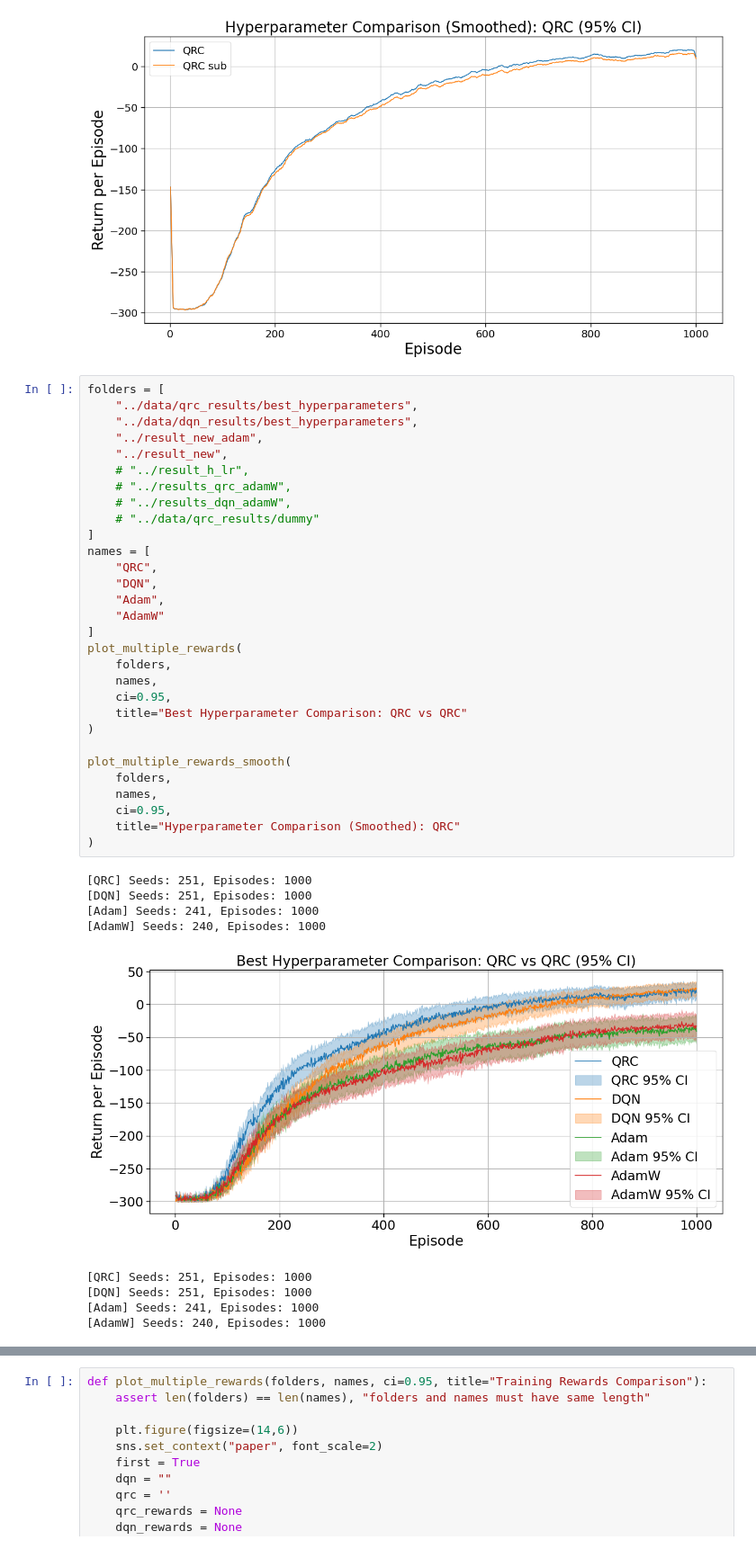
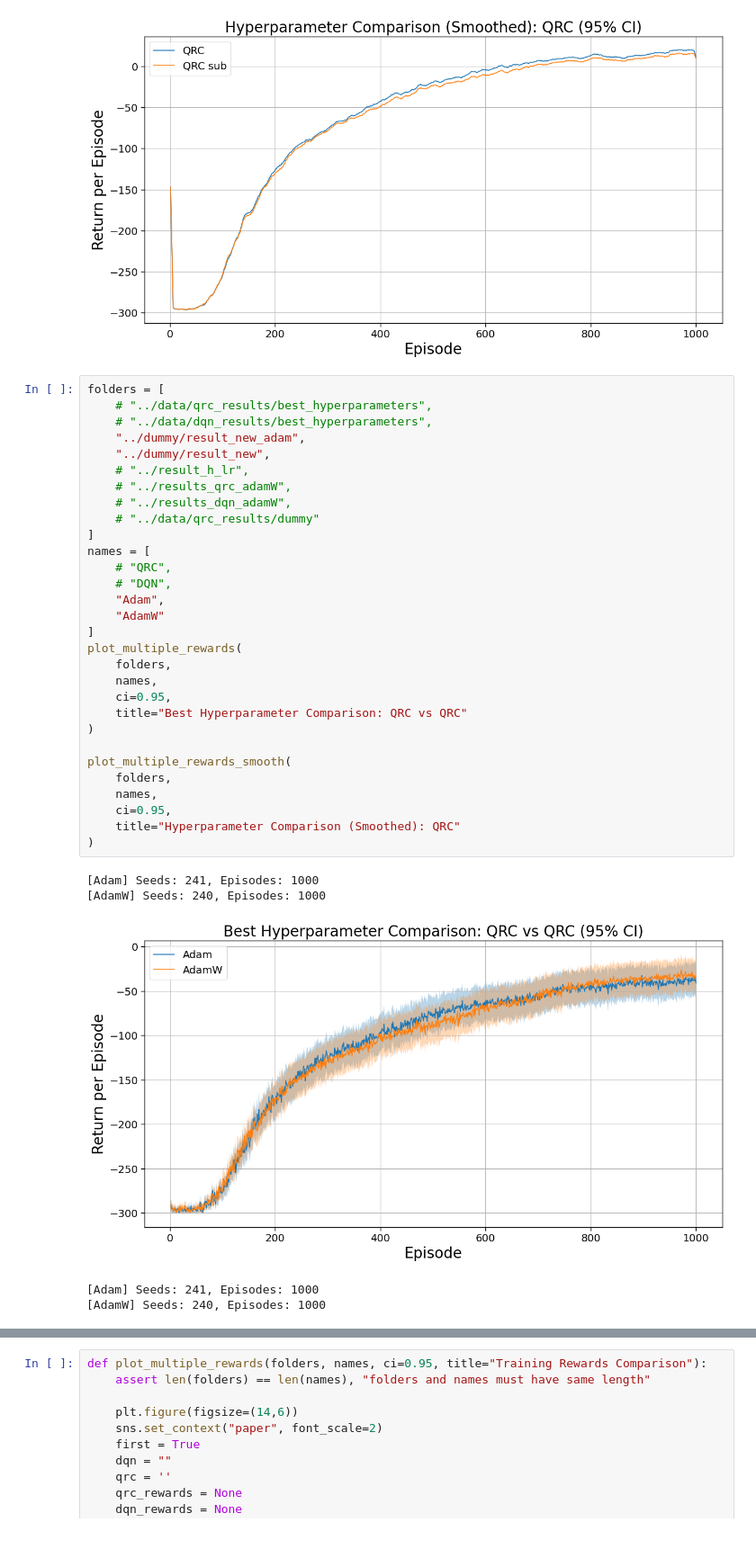
Before and after one commit to LukasOttenhof/DQN-vs-QRC, a Jupyter notebook: Analysis/QRC_analysis.ipynb, the cells around one changed output, grey strips where cells are left out. Shown at 90% size. Drawn from its saved outputs; the diff is of its cells as text.

```diff
--- a/Analysis/QRC_analysis.ipynb
+++ b/Analysis/QRC_analysis.ipynb
@@ -372,41 +372,37 @@ plot_multiple_rewards_smooth(
 [figure]
 # %%
 folders = [
-    "../data/qrc_results/best_hyperparameters",
-    "../data/dqn_results/best_hyperparameters",
-    "../result_new_adam",
-    "../result_new",
+    # "../data/qrc_results/best_hyperparameters",
+    # "../data/dqn_results/best_hyperparameters",
+    "../dummy/result_new_adam",
+    "../dummy/result_new",
     # "../result_h_lr",
     # "../results_qrc_adamW",
     # "../results_dqn_adamW",
     # "../data/qrc_results/dummy"
 ]
 names = [
-    "QRC",
-    "DQN",
+    # "QRC",
+    # "DQN",
     "Adam",
     "AdamW"
 ]
 plot_multiple_rewards(
     folders,
     names,
     ci=0.95,
     title="Best Hyperparameter Comparison: QRC vs QRC"
 )
 
 plot_multiple_rewards_smooth(
     folders,
     names,
     ci=0.95,
     title="Hyperparameter Comparison (Smoothed): QRC"
 )
 # %% [output]
-[QRC] Seeds: 251, Episodes: 1000
-[DQN] Seeds: 251, Episodes: 1000
 [Adam] Seeds: 241, Episodes: 1000
 [AdamW] Seeds: 240, Episodes: 1000
-[figure, old version]
+[figure, new version]
-[QRC] Seeds: 251, Episodes: 1000
-[DQN] Seeds: 251, Episodes: 1000
 [Adam] Seeds: 241, Episodes: 1000
 [AdamW] Seeds: 240, Episodes: 1000
```
Also changed, not shown: parts of 3 cells of this notebook, 28 other files.
